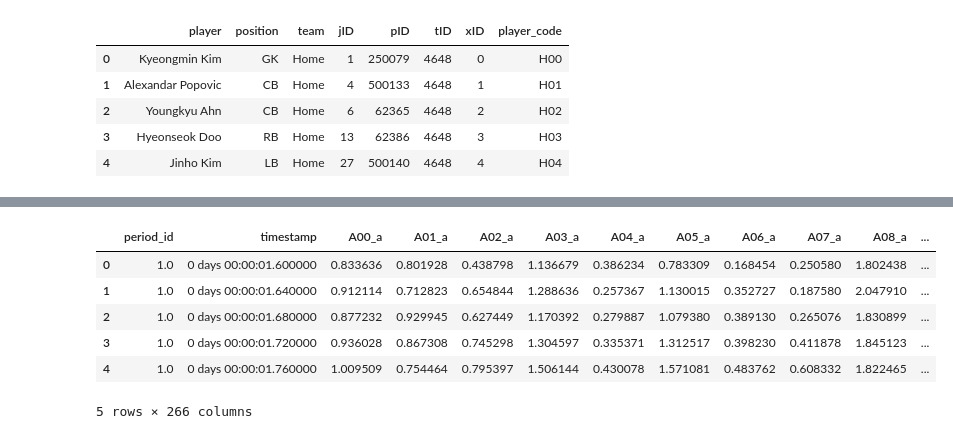
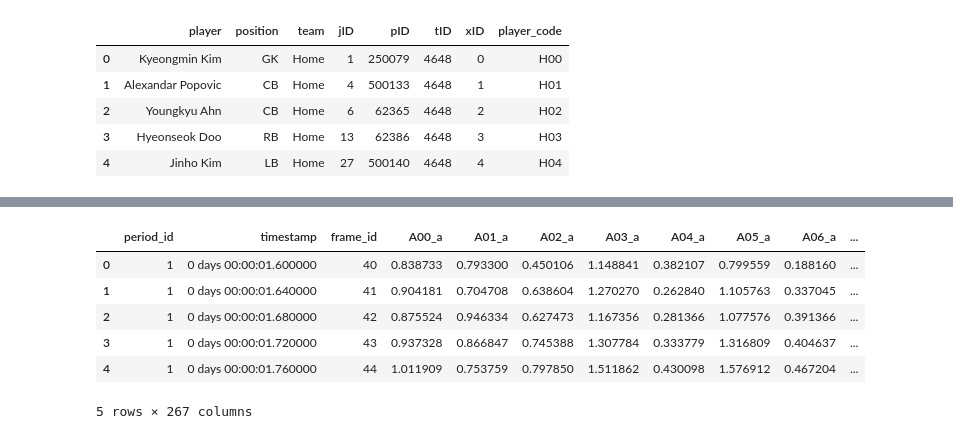
Before and after one commit to leemingo/express-v2, a Jupyter notebook: notebook/4-merge-event-tracking.ipynb, the cells around one changed output, grey strips where cells are left out. Cells and saved outputs as stored; diff of their text form; code cells hidden in the pictures.

```diff
--- a/notebook/4-merge-event-tracking.ipynb
+++ b/notebook/4-merge-event-tracking.ipynb
@@ -26,6 +34,6 @@ from config import TEAM_NAME
 # %%
-raw_data_path = "/data/MHL/bepro/raw"
-processed_data_path = "/data/MHL/bepro/processed"
+raw_data_path = "/home/exPress/PlayerImputer/data/BEPRO/2024"
+processed_data_path = "/home/exPress/express-v2/data/bepro/processed"
 match_ids = os.listdir(raw_data_path)
 os.listdir(os.path.join(raw_data_path, match_ids[0]))
 # %% [output]
@@ -82,5 +165,10 @@ dict_keys(['tracking_df', 'event_df', 'teams', 'meta_data'])
 # %%
+match_path = f"{processed_data_path}/{match_id}"
+
+with open(f"{match_path}/{match_id}_processed_dict.pkl", "rb") as f:
+    match_dict = pickle.load(f)
+
 tracking_df = match_dict['tracking_df']
-event_df = match_dict['event_df']
+event_df = pd.read_csv(os.path.join(match_path,'valid_events.csv'))
 teams_dict = match_dict['teams']
 meta_data = match_dict['meta_data']
@@ -119,3 +210,6 @@ teams_df.head()
 | 2 | Youngkyu Ahn | CB | Home | 6 | 62365 | 4648 | 2 | H02 |
 | 3 | Hyeonseok Doo | RB | Home | 13 | 62386 | 4648 | 3 | H03 |
 | 4 | Jinho Kim | LB | Home | 27 | 500140 | 4648 | 4 | H04 |
+# %%
+event_df['player_id'] = event_df['player_id'].astype(int).astype(str)
+tracking_df['period_id'] = tracking_df['period_id'].astype('int')
@@ -155,18 +309,18 @@ tracking_df[pd.isna(tracking_df['player_code'])]
 # %%
 wide_tracking_df = tracking_df.pivot_table(
-    index= ['period_id', 'timestamp'],
+    index= ['period_id', 'timestamp', 'frame_id'],
     columns='player_code',
     values=['x', 'y', 'vx', 'vy', 'v', 'ax', 'ay', 'a']
 )
 
 wide_tracking_df.columns = [f'{player_code}_{value}' for value, player_code in wide_tracking_df.columns]
 wide_tracking_df.reset_index(inplace=True)
 wide_tracking_df.head()
 # %% [output]
-|  | period_id | timestamp | A00_a | A01_a | A02_a | A03_a | A04_a | A05_a | A06_a | A07_a | A08_a | ... |
-| 0 | 1.0 | 0 days 00:00:01.600000 | 0.833636 | 0.801928 | 0.438798 | 1.136679 | 0.386234 | 0.783309 | 0.168454 | 0.250580 | 1.802438 | ... |
-| 1 | 1.0 | 0 days 00:00:01.640000 | 0.912114 | 0.712823 | 0.654844 | 1.288636 | 0.257367 | 1.130015 | 0.352727 | 0.187580 | 2.047910 | ... |
-| 2 | 1.0 | 0 days 00:00:01.680000 | 0.877232 | 0.929945 | 0.627449 | 1.170392 | 0.279887 | 1.079380 | 0.389130 | 0.265076 | 1.830899 | ... |
-| 3 | 1.0 | 0 days 00:00:01.720000 | 0.936028 | 0.867308 | 0.745298 | 1.304597 | 0.335371 | 1.312517 | 0.398230 | 0.411878 | 1.845123 | ... |
-| 4 | 1.0 | 0 days 00:00:01.760000 | 1.009509 | 0.754464 | 0.795397 | 1.506144 | 0.430078 | 1.571081 | 0.483762 | 0.608332 | 1.822465 | ... |
+|  | period_id | timestamp | frame_id | A00_a | A01_a | A02_a | A03_a | A04_a | A05_a | A06_a | ... |
+| 0 | 1 | 0 days 00:00:01.600000 | 40 | 0.838733 | 0.793300 | 0.450106 | 1.148841 | 0.382107 | 0.799559 | 0.188160 | ... |
+| 1 | 1 | 0 days 00:00:01.640000 | 41 | 0.904181 | 0.704708 | 0.638604 | 1.270270 | 0.262840 | 1.105763 | 0.337045 | ... |
+| 2 | 1 | 0 days 00:00:01.680000 | 42 | 0.875524 | 0.946334 | 0.627473 | 1.167356 | 0.281366 | 1.077576 | 0.391366 | ... |
+| 3 | 1 | 0 days 00:00:01.720000 | 43 | 0.937328 | 0.866847 | 0.745388 | 1.307784 | 0.333779 | 1.316809 | 0.404637 | ... |
+| 4 | 1 | 0 days 00:00:01.760000 | 44 | 1.011909 | 0.753759 | 0.797850 | 1.511862 | 0.430098 | 1.576912 | 0.467204 | ... |
-5 rows × 266 columns
+5 rows × 267 columns
```
Also changed, not shown: parts of 39 cells of this notebook, 12 other files.
